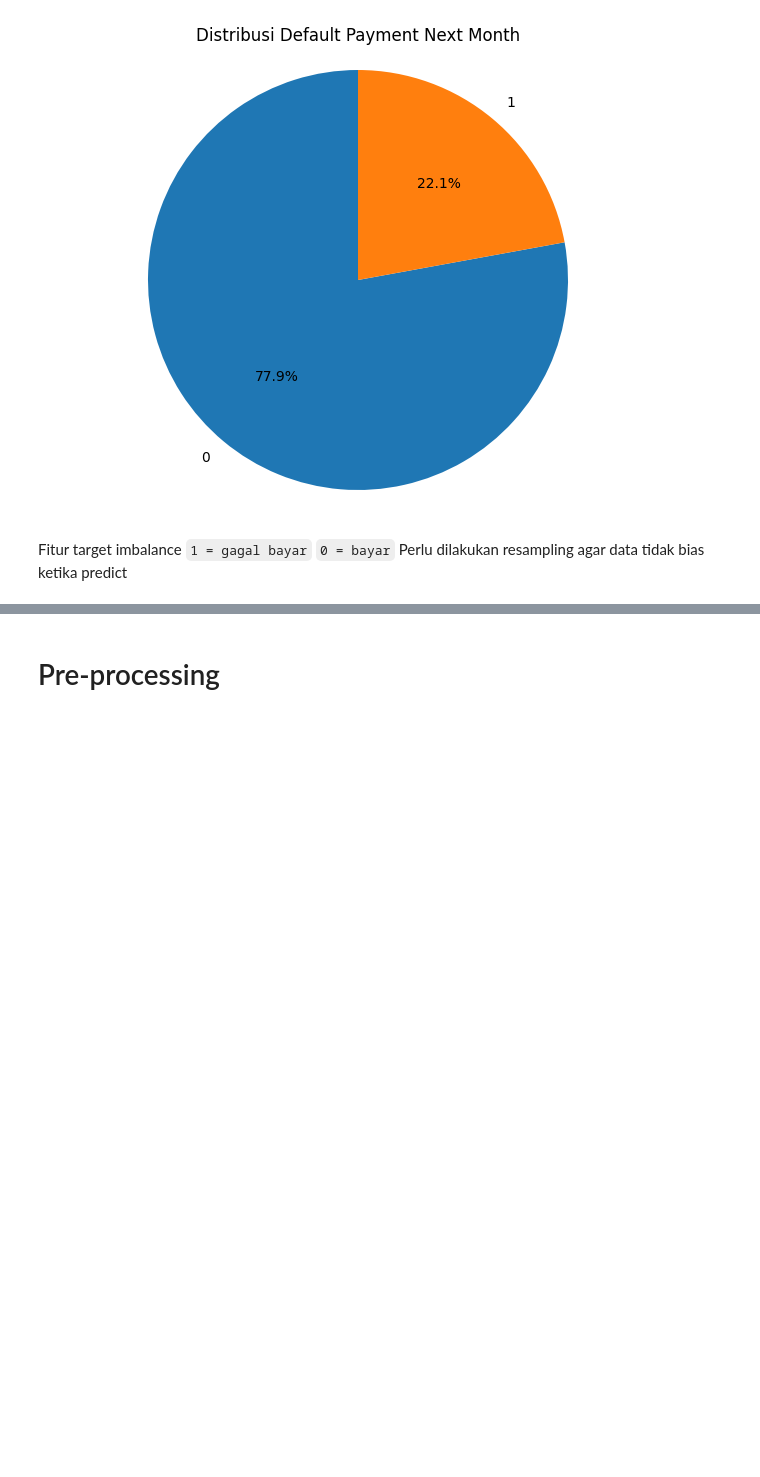
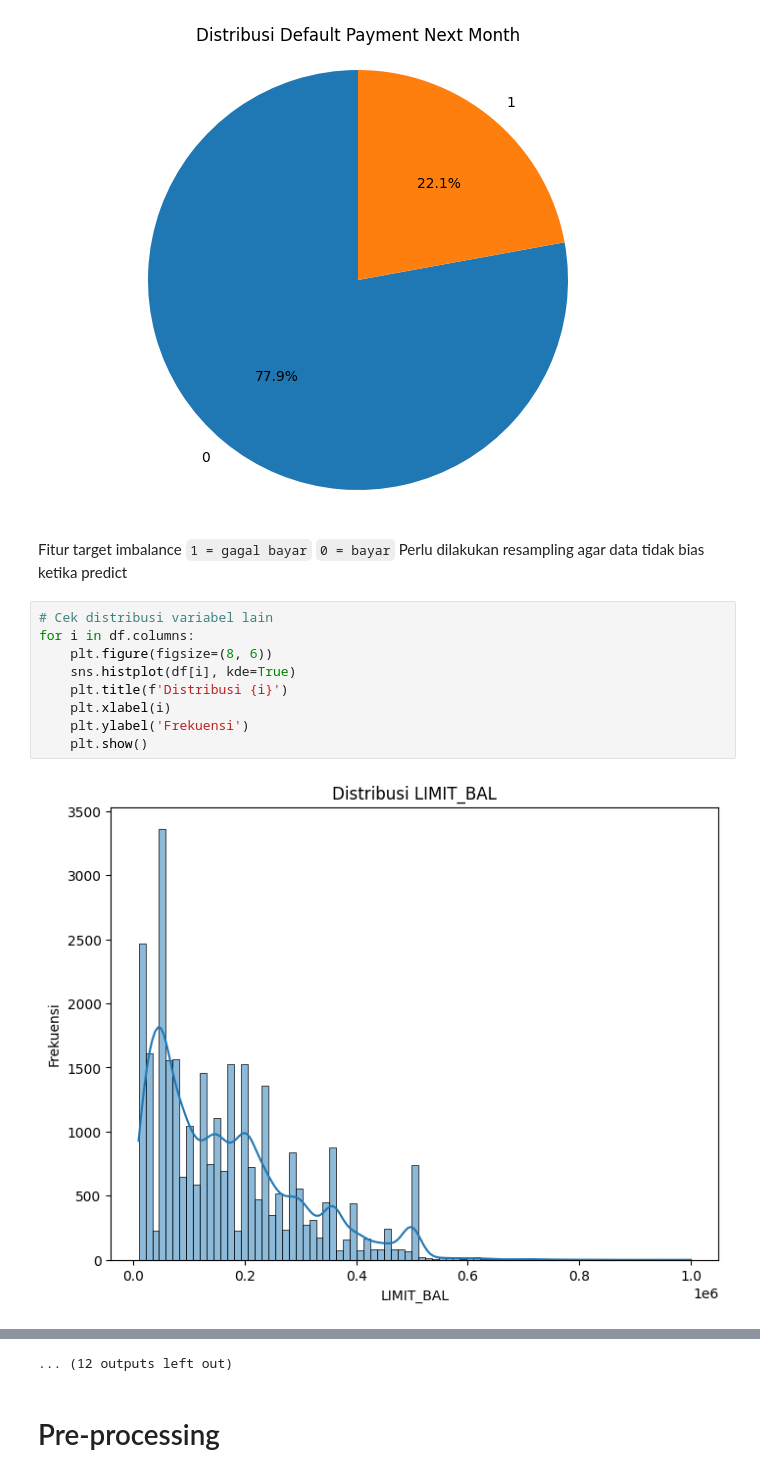
Before and after one commit to iqbal-saputra/AssignmentML, a Jupyter notebook: AssignmentML.ipynb, the cells around one changed output, grey strips where cells are left out. Drawn from its saved outputs; the diff is of its cells as text; blank space fills up the shorter version.

```diff
--- a/AssignmentML.ipynb
+++ b/AssignmentML.ipynb
@@ -355,3 +356,14 @@ Fitur target imbalance
 `1 = gagal bayar`
 `0 = bayar`
 Perlu dilakukan resampling agar data tidak bias ketika predict
+# %%
+# Cek distribusi variabel lain
+for i in df.columns:
+    plt.figure(figsize=(8, 6))
+    sns.histplot(df[i], kde=True)
+    plt.title(f'Distribusi {i}')
+    plt.xlabel(i)
+    plt.ylabel('Frekuensi')
+    plt.show()
+# %% [output]
+[figure, added]
@@ -358,3 +381,4 @@ Perlu dilakukan resampling agar data tidak bias ketika predict
+... (12 outputs left out)
 # %% [markdown]
 # Pre-processing
 # %% [markdown]
```
Also changed, not shown: parts of 3 cells of this notebook.
